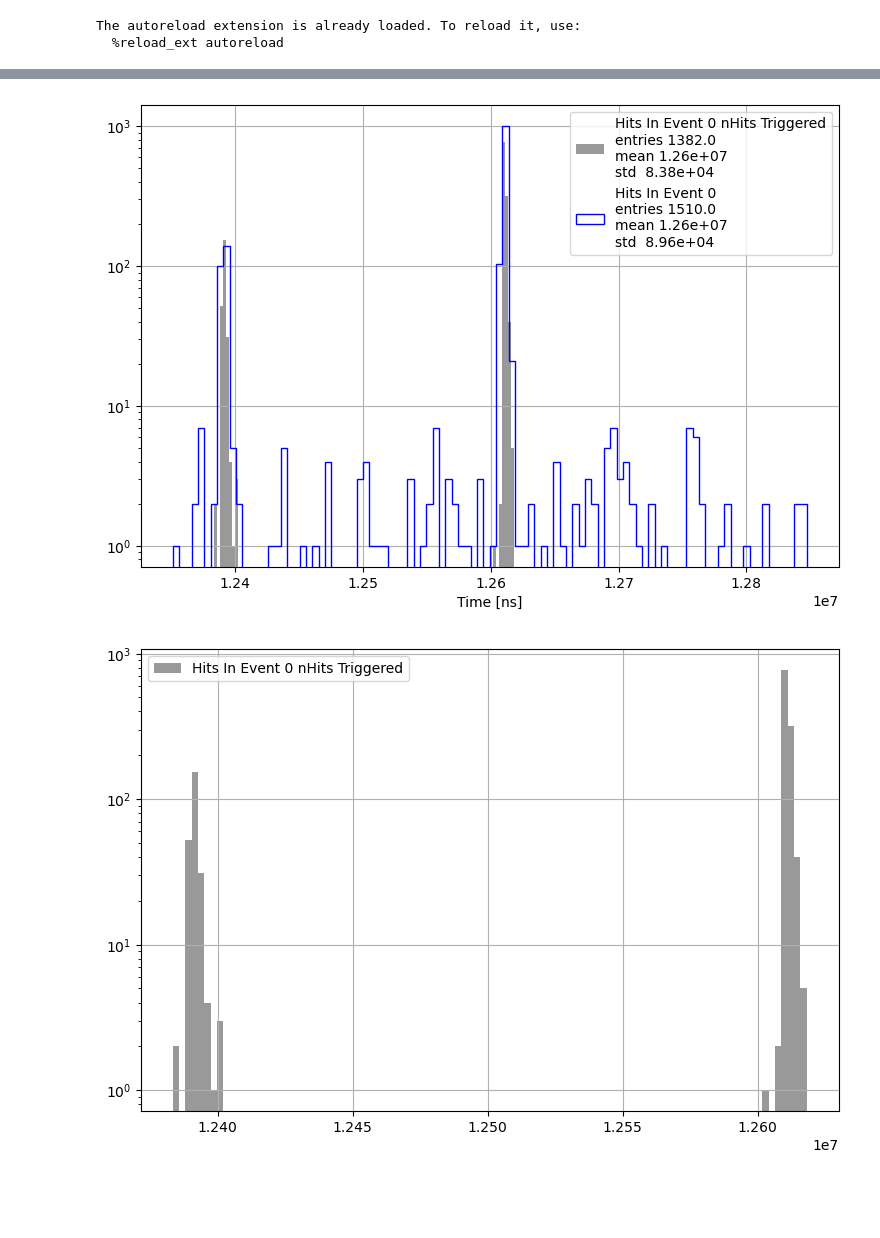
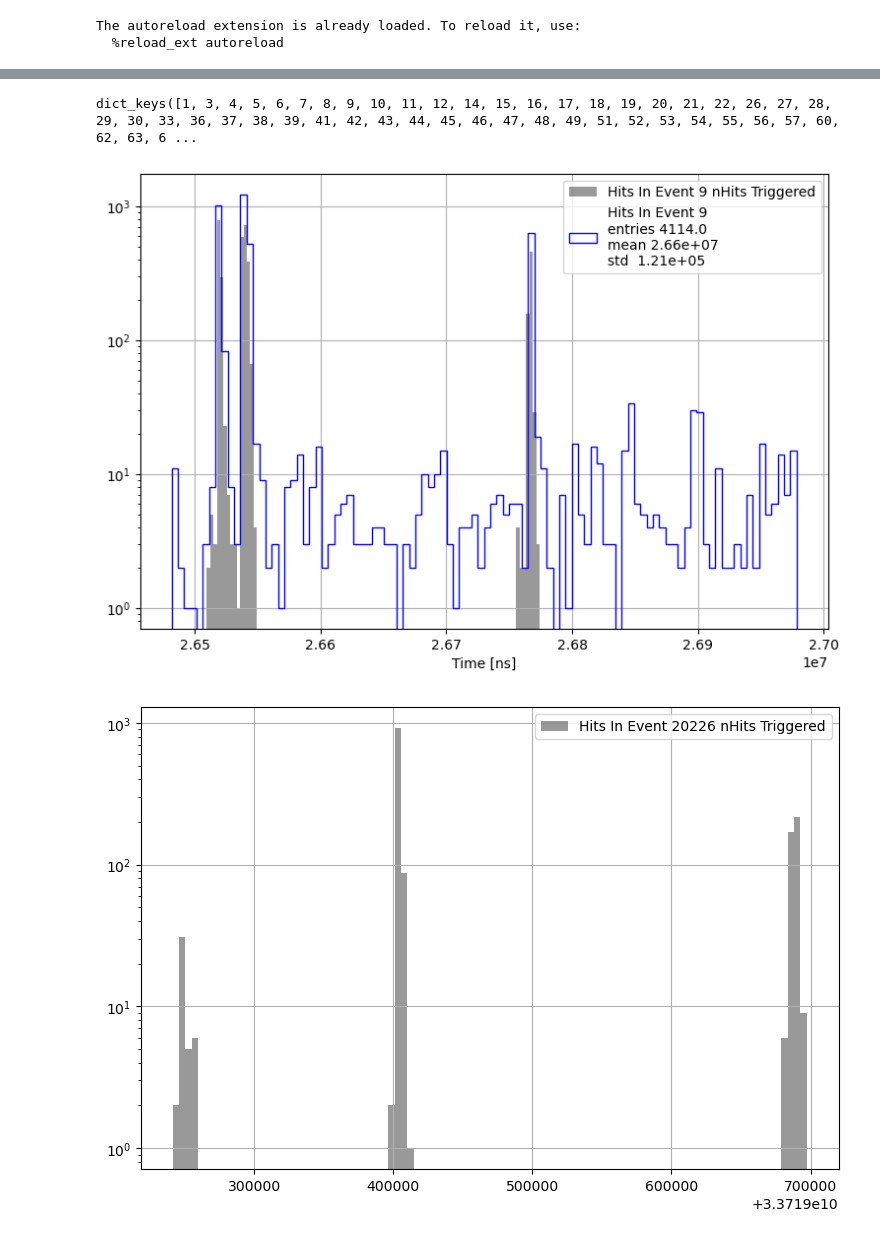
Before and after one commit to elenaramos44/nHits_trigger, a Jupyter notebook: NB/nHits.ipynb, the cells around one changed output, grey strips where cells are left out. Saved outputs shown, nothing was run; the diff lists cells and outputs as text; code cells hidden in the pictures; blank space fills up the shorter version.

```diff
--- a/NB/nHits.ipynb
+++ b/NB/nHits.ipynb
@@ -99,7 +99,7 @@ len(hit_times)
 nevents = len(hit_times)
 triggered_hits_index = {}
 
-w = 500            # ns
+w = 100             # ns
 t = 10             # hits
 pre_window  = 10000 # ns
 post_window = 10000 # ns
@@ -145,20 +145,24 @@ for event in tqdm(range(nevents), total=nevents):
     # Update dictionary
     if len(event_hits) > 0:
         triggered_hits_index[event] = event_hits
+# %%
+triggered_hits_index.keys()
+# %% [output]
+dict_keys([1, 3, 4, 5, 6, 7, 8, 9, 10, 11, 12, 14, 15, 16, 17, 18, 19, 20, 21, 22, 26, 27, 28, 29, 30, 33, 36, 37, 38, 39, 41, 42, 43, 44, 45, 46, 47, 48, 49, 51, 52, 53, 54, 55, 56, 57, 60, 62, 63, 6 ...
 # %%
 # Some Plots
-event = 0
+event = 9
 triggered_hits = np.concatenate(triggered_hits_index[event])
 
 fig = plt.figure(figsize=(9,6))
 pltext.hist(hit_times[event][triggered_hits], 100, ylog=True,
-            stats=True, label=f"Hits In Event {event} nHits Triggered", formate=".2e",
+            stats=False, label=f"Hits In Event {event} nHits Triggered", formate=".2e",
             histtype="stepfilled", alpha=0.4);
-pltext.hist(hit_times[event], 100, ylog=True, xylabels=("Time [ns]"), stats=True, label=f"Hits In Event {event}", formate=".2e");
+pltext.hist(hit_times[event], 100, ylog=False, xylabels=("Time [ns]"), stats=True, label=f"Hits In Event {event}", formate=".2e");
 # %% [output]
-[figure, old version]
+[figure, new version]
 # %%
-event = 0
+event = 20226
 triggered_hits = np.concatenate(triggered_hits_index[event])
 
 fig = plt.figure(figsize=(9,6))
@@ -166,4 +170,4 @@ pltext.hist(hit_times[event][triggered_hits], 100, ylog=True,
             stats=False, label=f"Hits In Event {event} nHits Triggered", formate=".2e",
             histtype="stepfilled", alpha=0.4);
 # %% [output]
-[figure, old version]
+[figure, new version]
```
Also changed, not shown: parts of 4 cells of this notebook, 1 other file.
